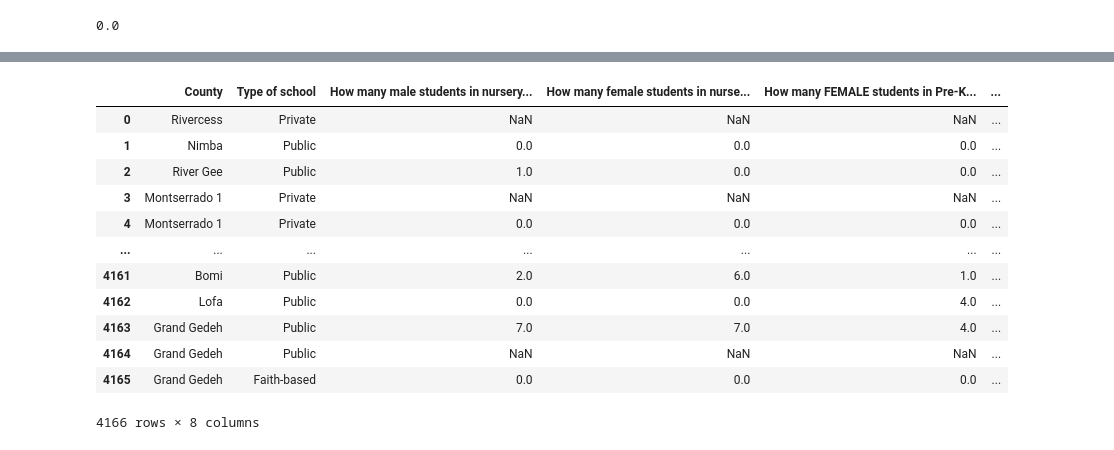
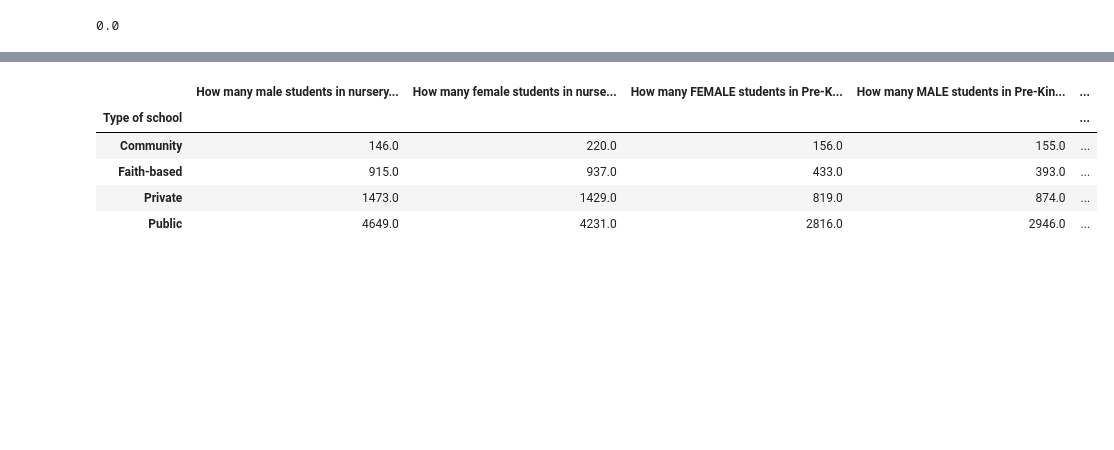
Before and after one commit to kessellyalton/MoE-data, a Jupyter notebook: emis_ece.ipynb, the cells around one changed output, grey strips where cells are left out. Cells and saved outputs as stored; diff of their text form; code cells hidden in the pictures; blank space fills up the shorter version.

```diff
--- a/emis_ece.ipynb
+++ b/emis_ece.ipynb
@@ -198,6 +712,6 @@ k_a
 # %%
 #kece_cds.columns
 # %%
-pd.set_option('display.max_rows',2000)
+#pd.set_option('display.max_rows',2000)
 
-kece_cds['District in Nimba'].dropna() #[kece_cds['District in Montserrado 2']=='Left Bank 1B']
+#kece_cds['District in Nimba'].dropna() #[kece_cds['District in Montserrado 2']=='Left Bank 1B']
@@ -1026,18 +2793,10 @@ kece_repeat
 # %%
-kece_repeat=pd.concat([kcensus.iloc[:,[2,39]],kece_repeat],axis=1)
-
-kece_repeat
+kece_r = pd.concat([kcensus.iloc[:,[2,39]],kcensus.iloc[:,65:71]], axis=1).groupby('Type of school').sum()
+kece_r
 # %% [output]
-|  | County | Type of school | How many male students in nursery... | How many female students in nurse... | How many FEMALE students in Pre-K... | ... |
-| 0 | Rivercess | Private | NaN | NaN | NaN | ... |
-| 1 | Nimba | Public | 0.0 | 0.0 | 0.0 | ... |
-| 2 | River Gee | Public | 1.0 | 0.0 | 0.0 | ... |
-| 3 | Montserrado 1 | Private | NaN | NaN | NaN | ... |
-| 4 | Montserrado 1 | Private | 0.0 | 0.0 | 0.0 | ... |
-| ... | ... | ... | ... | ... | ... | ... |
-| 4161 | Bomi | Public | 2.0 | 6.0 | 1.0 | ... |
-| 4162 | Lofa | Public | 0.0 | 0.0 | 4.0 | ... |
-| 4163 | Grand Gedeh | Public | 7.0 | 7.0 | 4.0 | ... |
-| 4164 | Grand Gedeh | Public | NaN | NaN | NaN | ... |
-| 4165 | Grand Gedeh | Faith-based | 0.0 | 0.0 | 0.0 | ... |
+|  | How many male students in nursery... | How many female students in nurse... | How many FEMALE students in Pre-K... | How many MALE students in Pre-Kin... | ... |
+| Type of school |  |  |  |  | ... |
+| Community | 146.0 | 220.0 | 156.0 | 155.0 | ... |
+| Faith-based | 915.0 | 937.0 | 433.0 | 393.0 | ... |
+| Private | 1473.0 | 1429.0 | 819.0 | 874.0 | ... |
+| Public | 4649.0 | 4231.0 | 2816.0 | 2946.0 | ... |
-4166 rows × 8 columns
```
Also changed, not shown: parts of 425 cells of this notebook.
